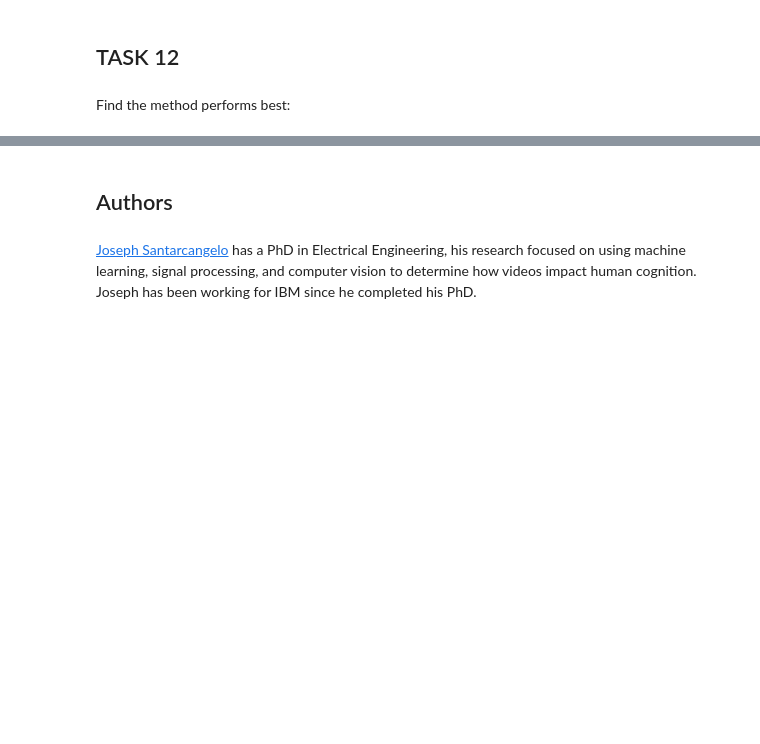
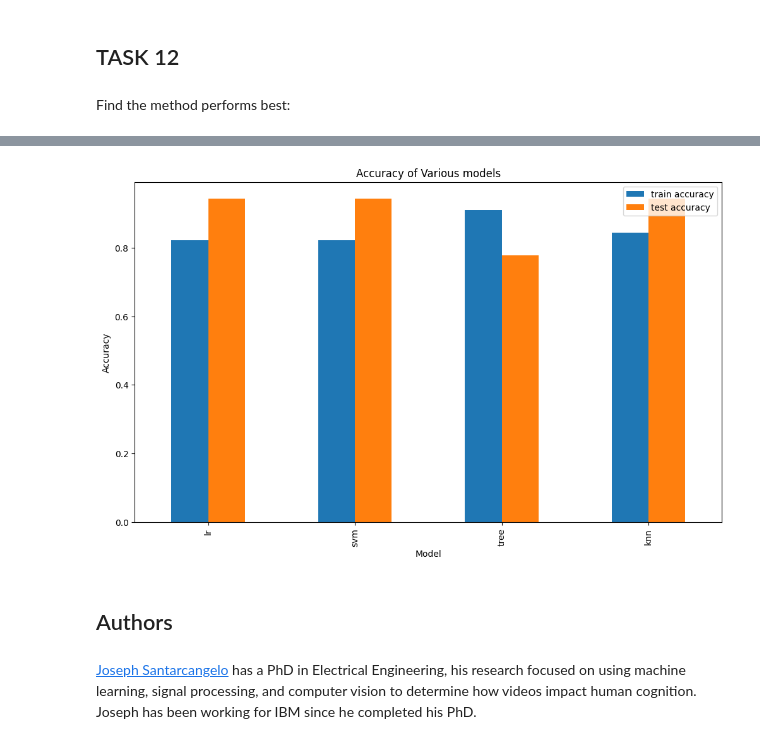
Before and after one commit to TF758/IBM-DS-Capstone-Project, a Jupyter notebook: Week 4/SpaceX_Machine Learning Prediction_Part_5.ipynb, the cells around one changed output, grey strips where cells are left out. Drawn from its saved outputs; the diff is of its cells as text; code cells hidden in the pictures; blank space fills up the shorter version.

```diff
--- a/Week 4/SpaceX_Machine Learning Prediction_Part_5.ipynb
+++ b/Week 4/SpaceX_Machine Learning Prediction_Part_5.ipynb
@@ -228,3 +291,6 @@ print("accuracy :",tree_cv.best_score_)
 ## TASK  9
 # %% [markdown]
 Calculate the accuracy of tree_cv on the test data using the method <code>score</code>:
+# %%
+tree_score = tree_cv.score(X_test, Y_test)
+tree_score
@@ -243,3 +313,6 @@ parameters = {'n_neighbors': [1, 2, 3, 4, 5, 6, 7, 8, 9, 10],
               'p': [1,2]}
 
 KNN = KNeighborsClassifier()
+# %%
+knn_cv = GridSearchCV(KNN, parameters, cv=10)
+knn_cv.fit(X,Y)
@@ -250,3 +331,6 @@ print("accuracy :",knn_cv.best_score_)
 ## TASK  11
 # %% [markdown]
 Calculate the accuracy of tree_cv on the test data using the method <code>score</code>:
+# %%
+knn_score = knn_cv.score(X_test, Y_test)
+knn_score
@@ -261,0 +367,10 @@ Find the method performs best:
+# %%
+# 0.8 training, 0.2 testing
+scores = {'lr': [logreg_cv.best_score_, lr_score],
+          'svm': [svm_cv.best_score_, svm_score],
+          'tree': [tree_cv.best_score_, tree_score],
+          'knn': [knn_cv.best_score_, knn_score]}
+
+df_scores = pd.DataFrame.from_dict(scores, orient='index',
+                       columns=['train accuracy', 'test accuracy'])
+df_scores
@@ -262,3 +383,11 @@ Find the method performs best:
+# %%
+df_scores.plot(kind='bar', figsize=(12, 7))
+plt.title('Accuracy of Various models')
+plt.ylabel('Accuracy')
+plt.xlabel('Model')
+plt.show()
+# %% [output]
+[figure, added]
 # %% [markdown]
 ## Authors
 # %% [markdown]
```
Also changed, not shown: parts of 22 cells of this notebook.
